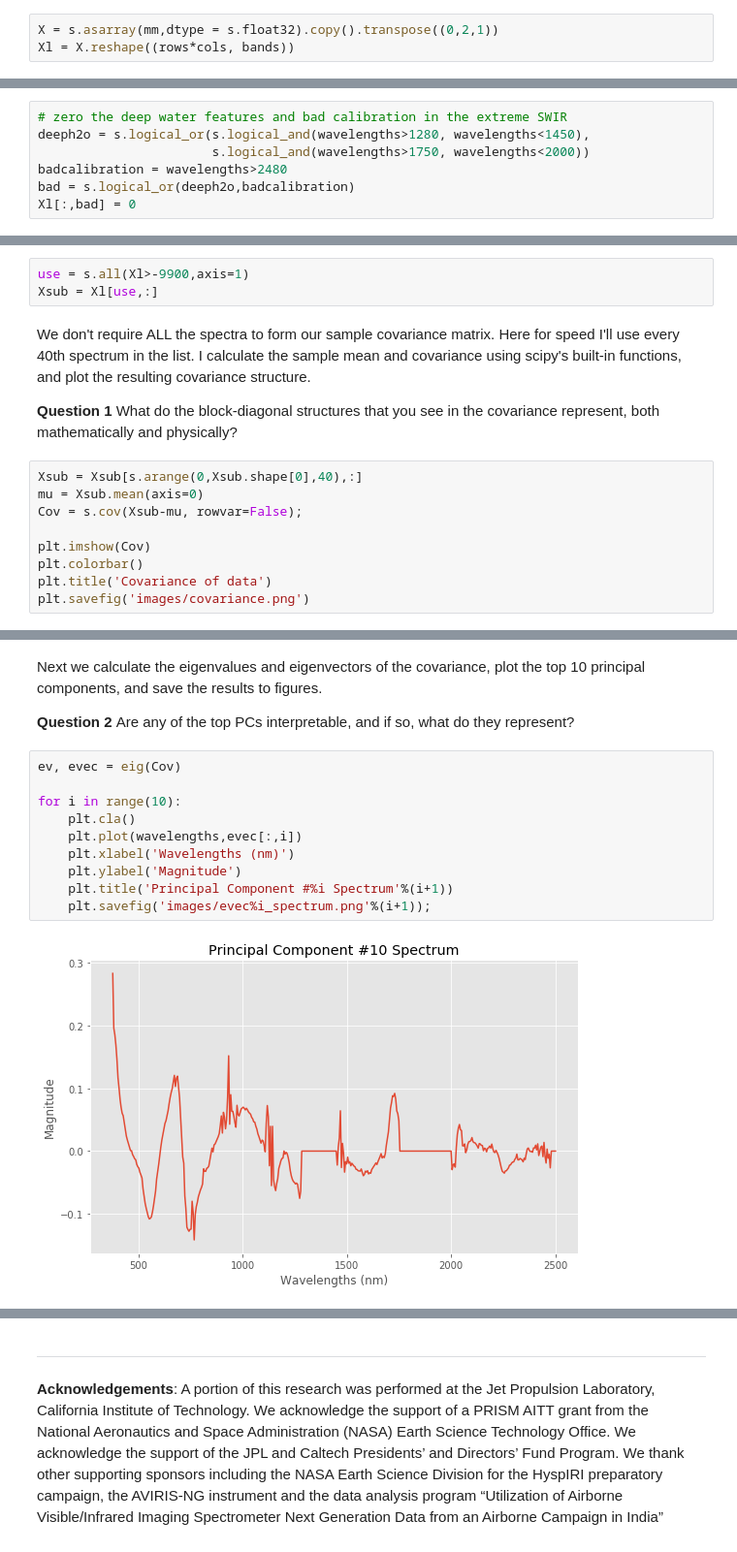
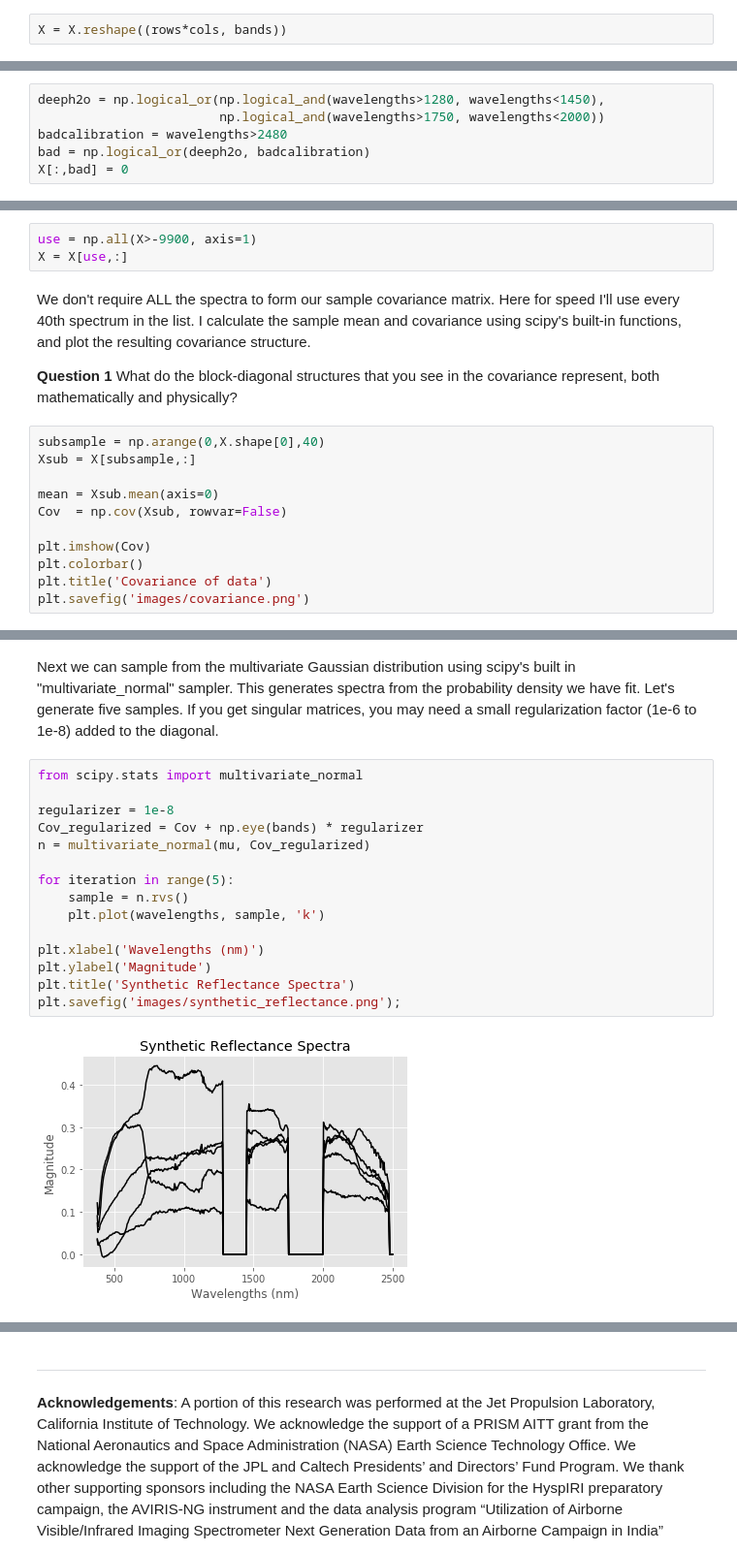
Before and after one commit to davidraythompson/istutor, a Jupyter notebook: 03_Covariances/03_Calculate_PCA.ipynb, the cells around one changed output, grey strips where cells are left out. Shown: that part at 97% size. Saved outputs shown, nothing was run; the diff lists cells and outputs as text.

Commit message:
Updates to covariances lecture

```diff
--- a/03_Covariances/03_Calculate_PCA.ipynb
+++ b/03_Covariances/03_Calculate_PCA.ipynb
@@ -24,28 +25,28 @@ Band-In-Pixel indexing order lets us easily reference the cube as a big continuo
 # %%
-X = s.asarray(mm,dtype = s.float32).copy().transpose((0,2,1))
-Xl = X.reshape((rows*cols, bands))
+X = X.reshape((rows*cols, bands))
 # %% [markdown]
 As before, we zero out deep water features and regions with suspect calibration.
 # %%
-# zero the deep water features and bad calibration in the extreme SWIR
-deeph2o = s.logical_or(s.logical_and(wavelengths>1280, wavelengths<1450),
-                       s.logical_and(wavelengths>1750, wavelengths<2000))
+deeph2o = np.logical_or(np.logical_and(wavelengths>1280, wavelengths<1450),
+                        np.logical_and(wavelengths>1750, wavelengths<2000))
 badcalibration = wavelengths>2480
-bad = s.logical_or(deeph2o,badcalibration)
-Xl[:,bad] = 0
+bad = np.logical_or(deeph2o, badcalibration)
+X[:,bad] = 0
 # %% [markdown]
 Watch out for values of -9999 in the data, which indicate the periphery of the rectangular geographically-registered image where the pushbroom sensor did not actually acquire data.  We ignore these locations.
 # %%
-use = s.all(Xl>-9900,axis=1)
-Xsub = Xl[use,:]
+use = np.all(X>-9900, axis=1)
+X = X[use,:]
 # %% [markdown]
 We don't require ALL the spectra to form our sample covariance matrix.  Here for speed I'll use every 40th spectrum in the list.  I calculate the sample mean and covariance using scipy's built-in functions, and plot the resulting covariance structure.
 
 <b> Question 1 </b> What do the block-diagonal structures that you see in the covariance represent, both mathematically and physically?
 # %%
-Xsub = Xsub[s.arange(0,Xsub.shape[0],40),:]
-mu = Xsub.mean(axis=0)
-Cov = s.cov(Xsub-mu, rowvar=False);
+subsample = np.arange(0,X.shape[0],40)
+Xsub = X[subsample,:]
+
+mean = Xsub.mean(axis=0)
+Cov  = np.cov(Xsub, rowvar=False)
 
 plt.imshow(Cov)
 plt.colorbar()
@@ -56,16 +57,19 @@ plt.savefig('images/covariance.png')
-# %% [markdown]
-Next we calculate the eigenvalues and eigenvectors of the covariance, plot the top 10 principal components, and save the results to figures.
-
-<b> Question 2 </b> Are any of the top PCs interpretable, and if so, what do they represent?
+# %% [markdown]
+Next we can sample from the multivariate Gaussian distribution using scipy's built in "multivariate_normal" sampler.  This generates spectra from the probability density we have fit.  Let's generate five samples.  If you get singular matrices, you may need a small regularization factor (1e-6 to 1e-8) added to the diagonal.
 # %%
-ev, evec = eig(Cov)
+from scipy.stats import multivariate_normal
 
-for i in range(10):
-    plt.cla()
-    plt.plot(wavelengths,evec[:,i])
-    plt.xlabel('Wavelengths (nm)')
-    plt.ylabel('Magnitude')
-    plt.title('Principal Component #%i Spectrum'%(i+1))
-    plt.savefig('images/evec%i_spectrum.png'%(i+1));
+regularizer = 1e-8
+Cov_regularized = Cov + np.eye(bands) * regularizer
+n = multivariate_normal(mu, Cov_regularized)
+
+for iteration in range(5):
+    sample = n.rvs()
+    plt.plot(wavelengths, sample, 'k')
+
+plt.xlabel('Wavelengths (nm)')
+plt.ylabel('Magnitude')
+plt.title('Synthetic Reflectance Spectra')
+plt.savefig('images/synthetic_reflectance.png');
 # %% [output]
-[figure, old version]
+[figure, new version]
```
Also changed, not shown: parts of 12 cells of this notebook, 1 other file.
